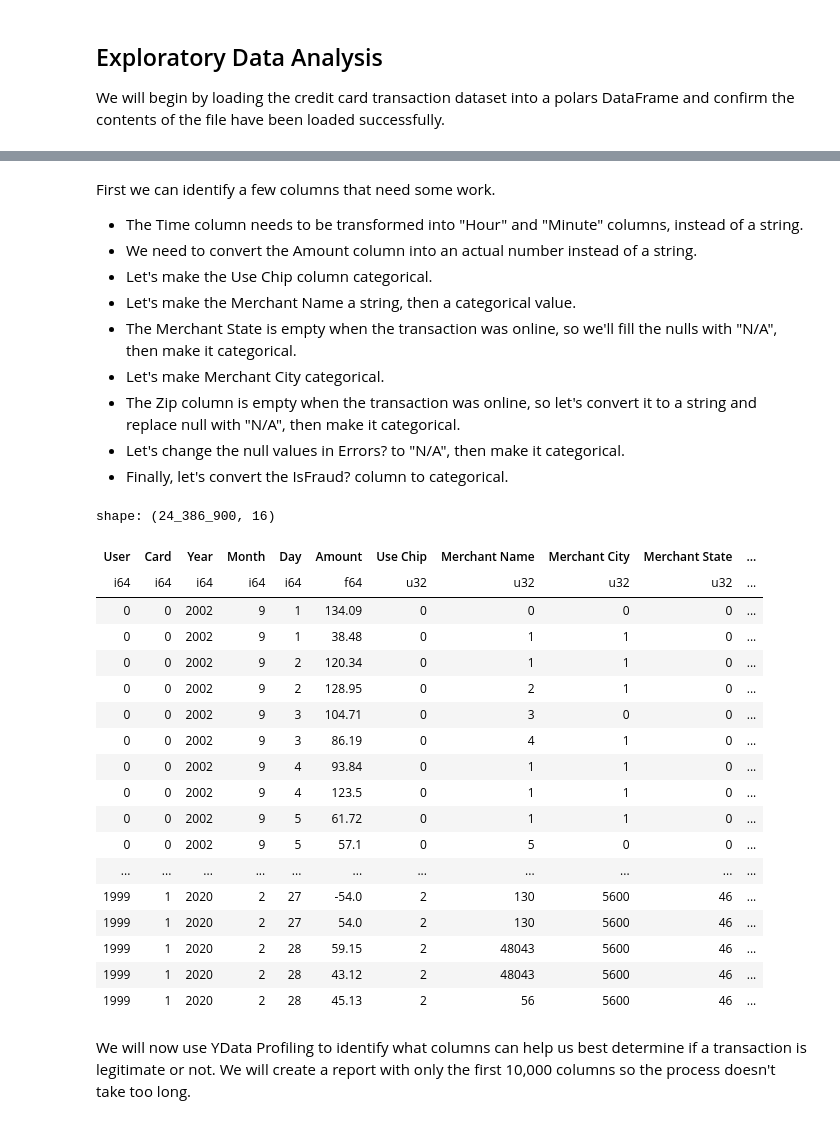
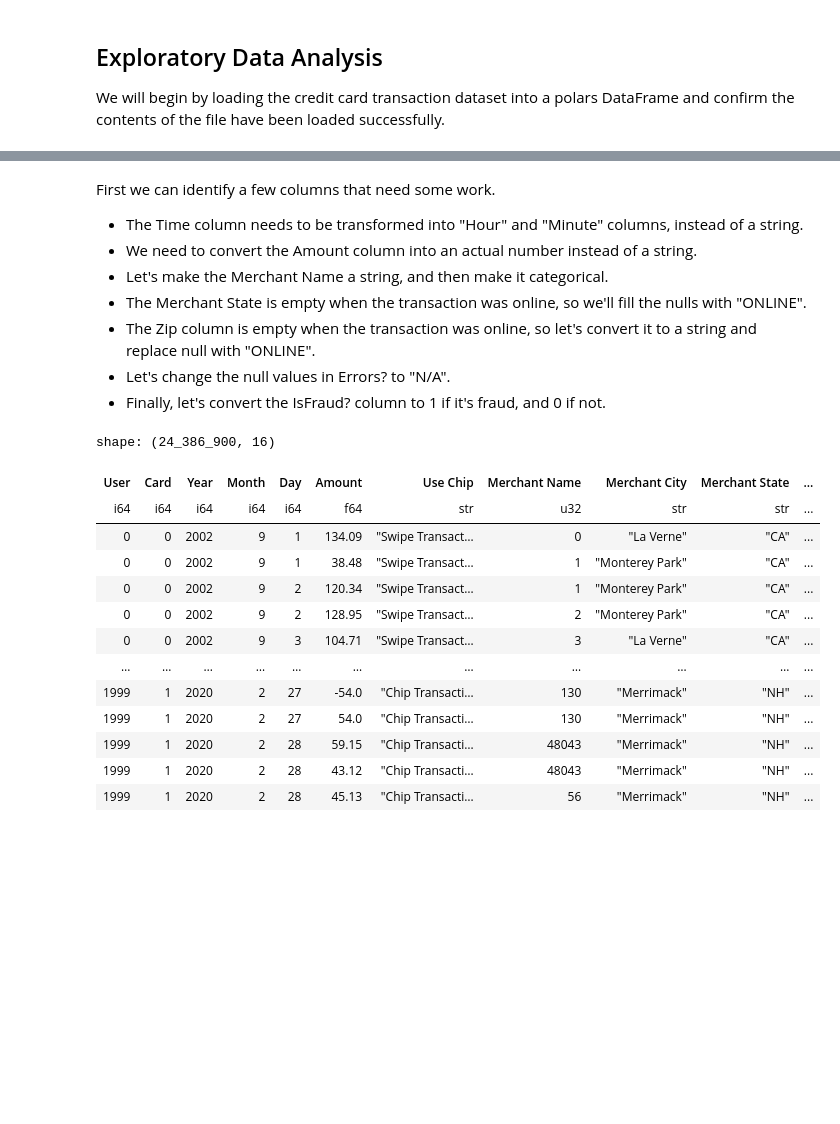
Before and after one commit to Underdoge/fraud-detection, a Jupyter notebook: notebooks/fraud_detection.ipynb, the cells around one changed output, grey strips where cells are left out. Drawn from its saved outputs; the diff is of its cells as text; code cells hidden in the pictures; blank space fills up the shorter version.

```diff
--- a/notebooks/fraud_detection.ipynb
+++ b/notebooks/fraud_detection.ipynb
@@ -81,70 +88,46 @@ shape: (5, 15)
 First we can identify a few columns that need some work.
 - The Time column needs to be transformed into "Hour" and "Minute" columns, instead of a string.
 - We need to convert the Amount column into an actual number instead of a string.
-- Let's make the Use Chip column categorical.
-- Let's make the Merchant Name a string, then a categorical value.
-- The Merchant State is empty when the transaction was online, so we'll fill the nulls with "N/A", then make it categorical.
-- Let's make Merchant City categorical.
-- The Zip column is empty when the transaction was online, so let's convert it to a string and replace null with "N/A", then make it categorical.
-- Let's change the null values in Errors? to "N/A", then make it categorical.
-- Finally, let's convert the IsFraud? column to categorical.
+- Let's make the Merchant Name a string, and then make it categorical.
+- The Merchant State is empty when the transaction was online, so we'll fill the nulls with "ONLINE".
+- The Zip column is empty when the transaction was online, so let's convert it to a string and replace null with "ONLINE".
+- Let's change the null values in Errors? to "N/A".
+- Finally, let's convert the IsFraud? column to 1 if it's fraud, and 0 if not.
 # %%
 new_data_df = data_df.with_columns(
     Hour = pl.col("Time").map_elements(
         lambda x: x[:2]).cast(pl.Int64, strict=True),
     Minute = pl.col("Time").map_elements(
         lambda x: x[3:]).cast(pl.Int64, strict=True),
-).drop("Time")
-new_data_df = new_data_df.with_columns(
+).drop("Time").with_columns(
     pl.col("Amount").map_elements(
         lambda x: x.replace("$", "")).cast(pl.Float64, strict=True)
-)
-new_data_df = new_data_df.with_columns(
-    pl.col("Use Chip").cast(pl.Categorical).to_physical()
-)
-new_data_df = new_data_df.with_columns(
+).with_columns(
     pl.col("Merchant Name").cast(pl.String, strict=True).cast(pl.Categorical).to_physical()
-)
-new_data_df = new_data_df.with_columns(
-    pl.col("Merchant State").fill_null(value="N/A").cast(pl.Categorical).to_physical()
-)
-new_data_df = new_data_df.with_columns(
-    pl.col("Merchant City").fill_null(value="N/A").cast(pl.Categorical).to_physical()
-)
-new_data_df = new_data_df.with_columns(
-    pl.col("Zip").cast(pl.String, strict=True).fill_null("N/A").cast(pl.Categorical).to_physical()
-)
-new_data_df = new_data_df.with_columns(
-    pl.col("Errors?").fill_null(value="No").map_elements(
-        lambda x: 0 if x == "No" else 1
-    ).alias("Errors")
-).drop("Errors?")
-new_data_df = new_data_df.rename({"Is Fraud?": "IsFraud"}).with_columns(
-    pl.col("IsFraud").map_elements(
+).with_columns(
+    pl.col("Merchant State").fill_null("ONLINE")
+).with_columns(
+    pl.col("Zip").cast(pl.String, strict=True).fill_null("ONLINE")
+).with_columns(
+    pl.col("Errors?").fill_null(value="No")
+).with_columns(
+    pl.col("Is Fraud?").map_elements(
         lambda x: 0 if x == "No" else 1
     )
-).drop("Is Fraud?")
-
+)
 new_data_df
 # %% [output]
 shape: (24_386_900, 16)
 | User | Card | Year | Month | Day | Amount | Use Chip | Merchant Name | Merchant City | Merchant State | ... |
-| i64 | i64 | i64 | i64 | i64 | f64 | u32 | u32 | u32 | u32 | ... |
-| 0 | 0 | 2002 | 9 | 1 | 134.09 | 0 | 0 | 0 | 0 | ... |
-| 0 | 0 | 2002 | 9 | 1 | 38.48 | 0 | 1 | 1 | 0 | ... |
-| 0 | 0 | 2002 | 9 | 2 | 120.34 | 0 | 1 | 1 | 0 | ... |
-| 0 | 0 | 2002 | 9 | 2 | 128.95 | 0 | 2 | 1 | 0 | ... |
-| 0 | 0 | 2002 | 9 | 3 | 104.71 | 0 | 3 | 0 | 0 | ... |
-| 0 | 0 | 2002 | 9 | 3 | 86.19 | 0 | 4 | 1 | 0 | ... |
-| 0 | 0 | 2002 | 9 | 4 | 93.84 | 0 | 1 | 1 | 0 | ... |
-| 0 | 0 | 2002 | 9 | 4 | 123.5 | 0 | 1 | 1 | 0 | ... |
-| 0 | 0 | 2002 | 9 | 5 | 61.72 | 0 | 1 | 1 | 0 | ... |
-| 0 | 0 | 2002 | 9 | 5 | 57.1 | 0 | 5 | 0 | 0 | ... |
-| ... | ... | ... | ... | ... | ... | ... | ... | ... | ... | ... |
-| 1999 | 1 | 2020 | 2 | 27 | -54.0 | 2 | 130 | 5600 | 46 | ... |
-| 1999 | 1 | 2020 | 2 | 27 | 54.0 | 2 | 130 | 5600 | 46 | ... |
-| 1999 | 1 | 2020 | 2 | 28 | 59.15 | 2 | 48043 | 5600 | 46 | ... |
-| 1999 | 1 | 2020 | 2 | 28 | 43.12 | 2 | 48043 | 5600 | 46 | ... |
-| 1999 | 1 | 2020 | 2 | 28 | 45.13 | 2 | 56 | 5600 | 46 | ... |
+| i64 | i64 | i64 | i64 | i64 | f64 | str | u32 | str | str | ... |
+| 0 | 0 | 2002 | 9 | 1 | 134.09 | "Swipe Transact… | 0 | "La Verne" | "CA" | ... |
+| 0 | 0 | 2002 | 9 | 1 | 38.48 | "Swipe Transact… | 1 | "Monterey Park" | "CA" | ... |
+| 0 | 0 | 2002 | 9 | 2 | 120.34 | "Swipe Transact… | 1 | "Monterey Park" | "CA" | ... |
+| 0 | 0 | 2002 | 9 | 2 | 128.95 | "Swipe Transact… | 2 | "Monterey Park" | "CA" | ... |
+| 0 | 0 | 2002 | 9 | 3 | 104.71 | "Swipe Transact… | 3 | "La Verne" | "CA" | ... |
+| … | … | … | … | … | … | … | … | … | … | ... |
+| 1999 | 1 | 2020 | 2 | 27 | -54.0 | "Chip Transacti… | 130 | "Merrimack" | "NH" | ... |
+| 1999 | 1 | 2020 | 2 | 27 | 54.0 | "Chip Transacti… | 130 | "Merrimack" | "NH" | ... |
+| 1999 | 1 | 2020 | 2 | 28 | 59.15 | "Chip Transacti… | 48043 | "Merrimack" | "NH" | ... |
+| 1999 | 1 | 2020 | 2 | 28 | 43.12 | "Chip Transacti… | 48043 | "Merrimack" | "NH" | ... |
+| 1999 | 1 | 2020 | 2 | 28 | 45.13 | "Chip Transacti… | 56 | "Merrimack" | "NH" | ... |
-# %% [markdown]
-We will now use YData Profiling to identify what columns can help us best determine if a transaction is legitimate or not. We will create a report with only the first 10,000 columns so the process doesn't take too long.
```
Also changed, not shown: parts of 32 cells of this notebook, 1 other file.
